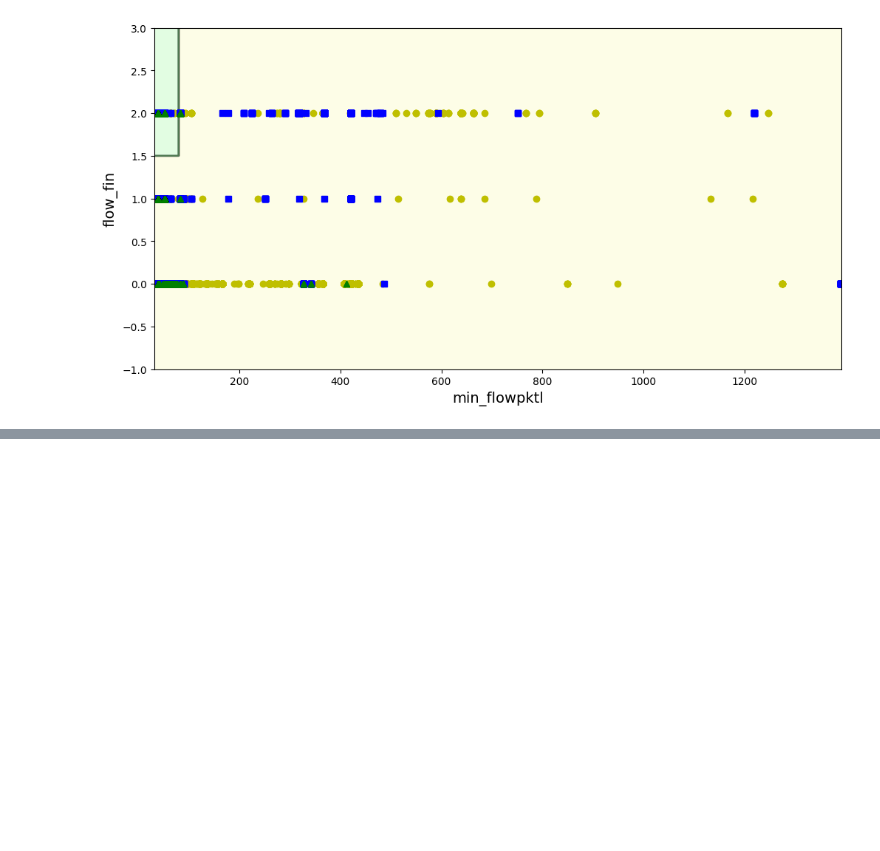
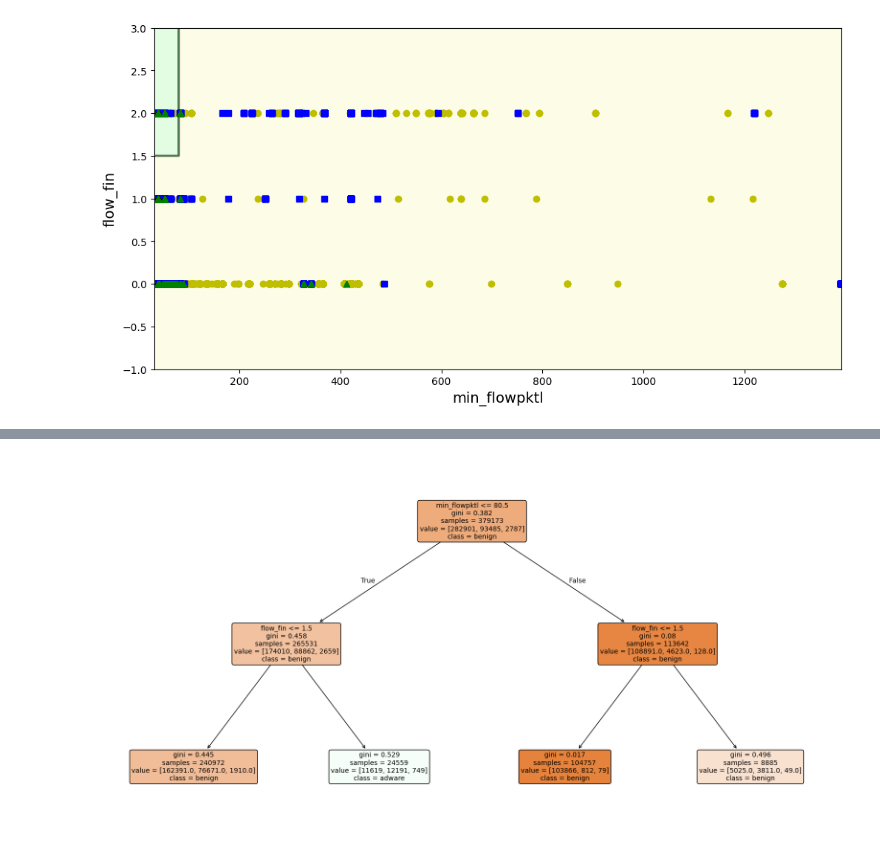
Before and after one commit to 010213reyes/MachineLearning, a Jupyter notebook: 02_Modelos_Supervisados/12_Árboles de decisión - Detección de malware en Android.ipynb, the cells around one changed output, grey strips where cells are left out. Drawn from its saved outputs; the diff is of its cells as text; code cells hidden in the pictures; blank space fills up the shorter version.

Commit message:
dtetctor de malware, se utilizo una alternativa de vizualizacion alternativa en lo ke se descraga el programa de vizualizacion

```diff
--- a/02_Modelos_Supervisados/12_Árboles de decisión - Detección de malware en Android.ipynb
+++ b/02_Modelos_Supervisados/12_Árboles de decisión - Detección de malware en Android.ipynb
@@ -323,6 +329,7 @@ plt.show()
 [figure]
 # %%
 # Pintamos el árbol para compararlo con la representación gráfica anterior
+"""
 from graphviz import Source
 from sklearn.tree import export_graphviz
 import os
@@ -336,5 +343,17 @@ export_graphviz(
         filled=True
     )
 
-Source.from_file("android_malware.dot")
+Source.from_file("android_malware.dot")"""
+
+import matplotlib.pyplot as plt
+from sklearn.tree import plot_tree
+
+plt.figure(figsize=(20,10))
+plot_tree(clf_tree_reduced,
+          feature_names=X_train_reduced.columns,
+          class_names=["benign", "adware", "malware"],
+          filled=True,
+          rounded=True,
+          fontsize=10)
+plt.show()
 # %% [output]
@@ -341,0 +360 @@ Source.from_file("android_malware.dot")
+[figure, added]
```
Also changed, not shown: parts of 3 cells of this notebook, 1 other file.
